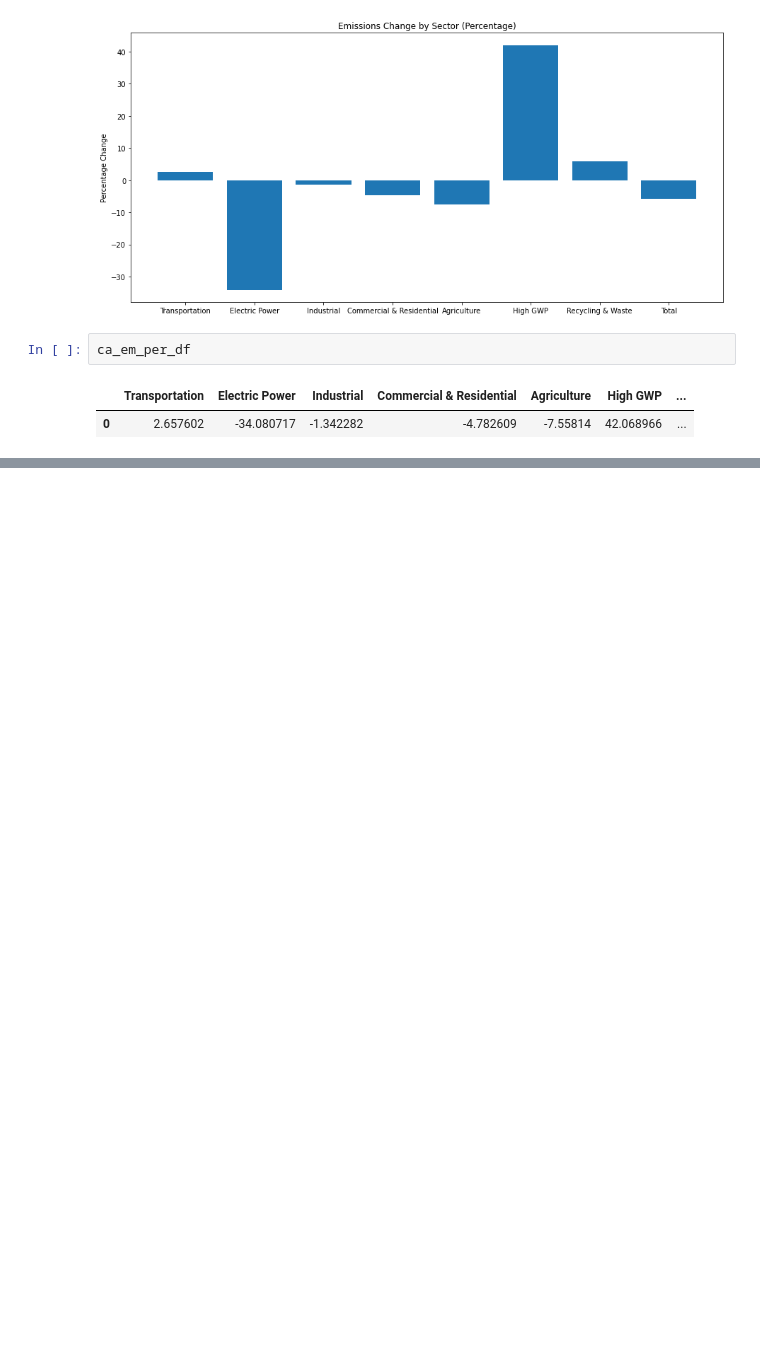
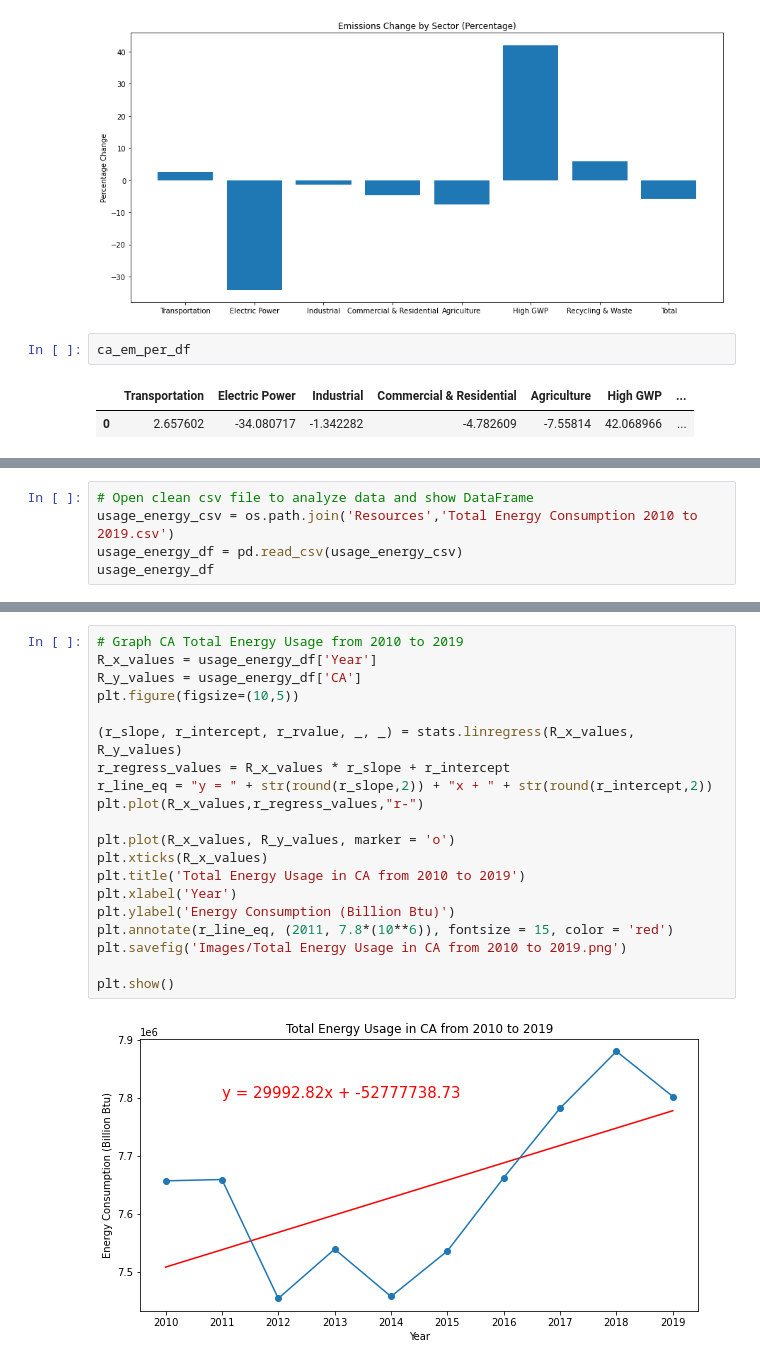
Before and after one commit to DylanRCastillo/CA-US-Emissions-and-Energy-Production, a Jupyter notebook: project_analysis_notebook.ipynb, the cells around one changed output, grey strips where cells are left out. Cells and saved outputs as stored; diff of their text form; blank space fills up the shorter version.

```diff
--- a/project_analysis_notebook.ipynb
+++ b/project_analysis_notebook.ipynb
@@ -200,0 +205,5 @@ ca_em_per_df
+# %%
+# Open clean csv file to analyze data and show DataFrame
+usage_energy_csv = os.path.join('Resources','Total Energy Consumption 2010 to 2019.csv')
+usage_energy_df = pd.read_csv(usage_energy_csv)
+usage_energy_df
@@ -200,0 +223,22 @@ ca_em_per_df
+# %%
+# Graph CA Total Energy Usage from 2010 to 2019
+R_x_values = usage_energy_df['Year']
+R_y_values = usage_energy_df['CA']
+plt.figure(figsize=(10,5))
+
+(r_slope, r_intercept, r_rvalue, _, _) = stats.linregress(R_x_values, R_y_values)
+r_regress_values = R_x_values * r_slope + r_intercept
+r_line_eq = "y = " + str(round(r_slope,2)) + "x + " + str(round(r_intercept,2))
+plt.plot(R_x_values,r_regress_values,"r-")
+
+plt.plot(R_x_values, R_y_values, marker = 'o')
+plt.xticks(R_x_values)
+plt.title('Total Energy Usage in CA from 2010 to 2019')
+plt.xlabel('Year')
+plt.ylabel('Energy Consumption (Billion Btu)')
+plt.annotate(r_line_eq, (2011, 7.8*(10**6)), fontsize = 15, color = 'red')
+plt.savefig('Images/Total Energy Usage in CA from 2010 to 2019.png')
+
+plt.show()
+# %% [output]
+[figure, added]
```
Also changed, not shown: parts of 18 cells of this notebook, 5 other files.
